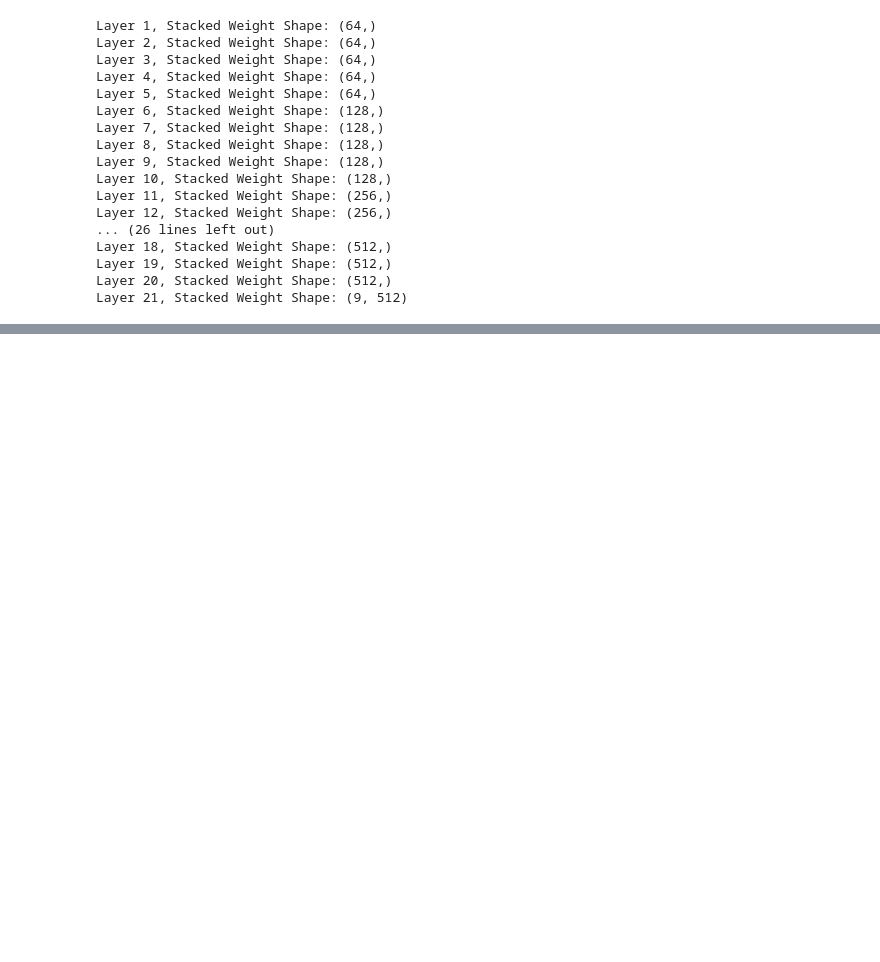
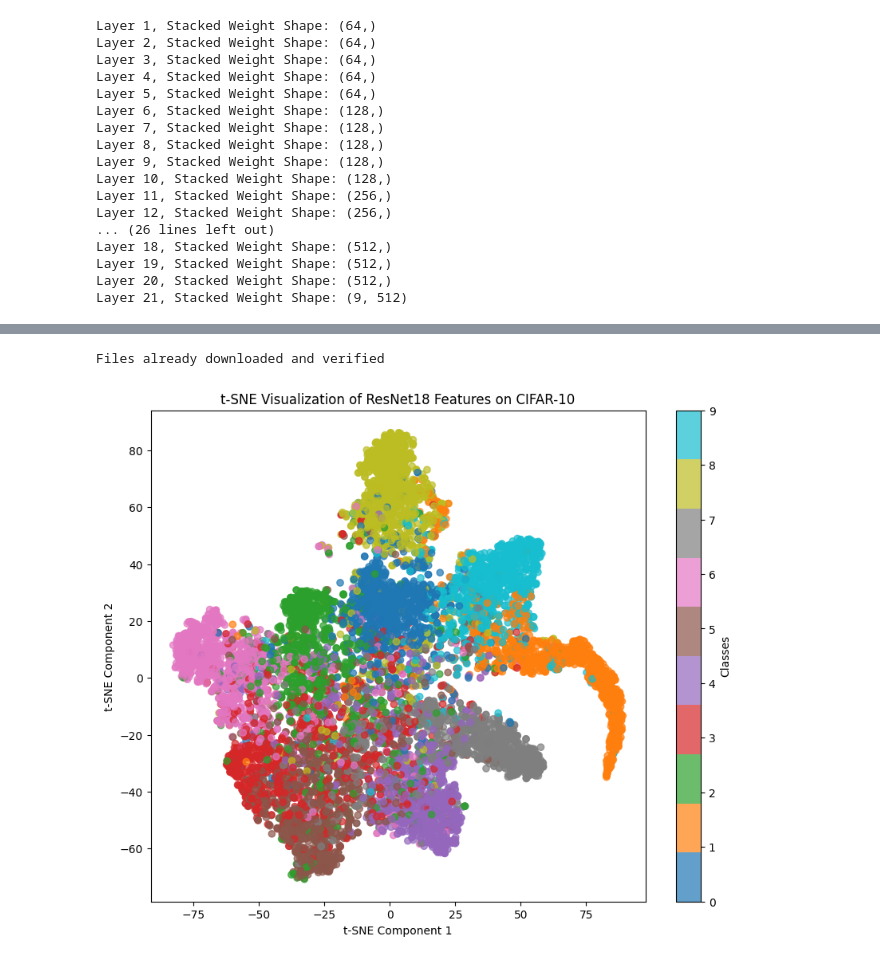
Before and after one commit to shreyasudaya/mathunlearn, a Jupyter notebook: majorproject.ipynb, the cells around one changed output, grey strips where cells are left out. Saved outputs shown, nothing was run; the diff lists cells and outputs as text; code cells hidden in the pictures; blank space fills up the shorter version.

```diff
--- a/majorproject.ipynb
+++ b/majorproject.ipynb
@@ -114,14 +117,17 @@ Epoch 100/100, Loss: 10.4802
 # Stack weight matrices
 def get_activations(model):
     act = []
+    bi = []
     for name, param in model.named_parameters():
         if 'weight' in name and len(param.shape)<=2:
             act.append(param.clone().detach().cpu().numpy())
+        elif 'bias' in name:
+            bi.append(param.clone().detach().cpu().numpy())
 
-    return act
+    return act,bi
 
-weights_all = get_activations(trained_model_all)
-weights_filtered = get_activations(trained_model_filtered)
+weights_all,bias_all = get_activations(trained_model_all)
+weights_filtered,bias_filtered = get_activations(trained_model_filtered)
 
 # Stack the weights from both models
 #stacked_weights = [torch.stack([w_all, w_filtered]) for w_all, w_filtered in zip(weights_all, weights_filtered)]
@@ -286,6 +158,0 @@ Number of batches in forgotten loader: 157
-# %%
-trained_model_all.fc = nn.Linear(trained_model_all.fc.in_features, 9)
-trained_model_all.fc.weight.data = X.clone()
-for name, param in trained_model_all.named_parameters():
-    if 'weight' in name:  # Check if the parameter is a weight matrix
-        print(f"Layer {name}: {param.shape}")
@@ -343,0 +213,38 @@ evaluate_model(trained_model_all,forget_loader)
+# %%
+def extract_features(model, dataloader):
+    features = []
+    labels = []
+
+    def hook_fn(module, input, output):
+        features.append(output.detach().cpu())
+
+    handle = model.avgpool.register_forward_hook(hook_fn)
+
+    with torch.no_grad():
+        for images, targets in dataloader:
+            images = images.to(device)
+            _ = model(images)
+            labels.extend(targets.numpy())
+
+    handle.remove()
+    features = torch.cat(features).view(len(labels), -1).numpy()  # Flatten features
+    return features, np.array(labels)
+cifar10 = datasets.CIFAR10(root='./data', train=False, download=True, transform=transform)
+dataloader = DataLoader(cifar10, batch_size=512, shuffle=False)
+features, labels = extract_features(trained_model_all, dataloader)
+
+
+tsne = TSNE(n_components=2, perplexity=30, random_state=42)
+reduced_features = tsne.fit_transform(features)
+
+
+plt.figure(figsize=(10, 8))
+scatter = plt.scatter(reduced_features[:, 0], reduced_features[:, 1], c=labels, cmap='tab10', alpha=0.7)
+plt.colorbar(scatter, label='Classes')
+plt.title('t-SNE Visualization of ResNet18 Features on CIFAR-10')
+plt.xlabel('t-SNE Component 1')
+plt.ylabel('t-SNE Component 2')
+plt.show()
+# %% [output]
+Files already downloaded and verified
+[figure, added]
```
Also changed, not shown: parts of 15 cells of this notebook.
